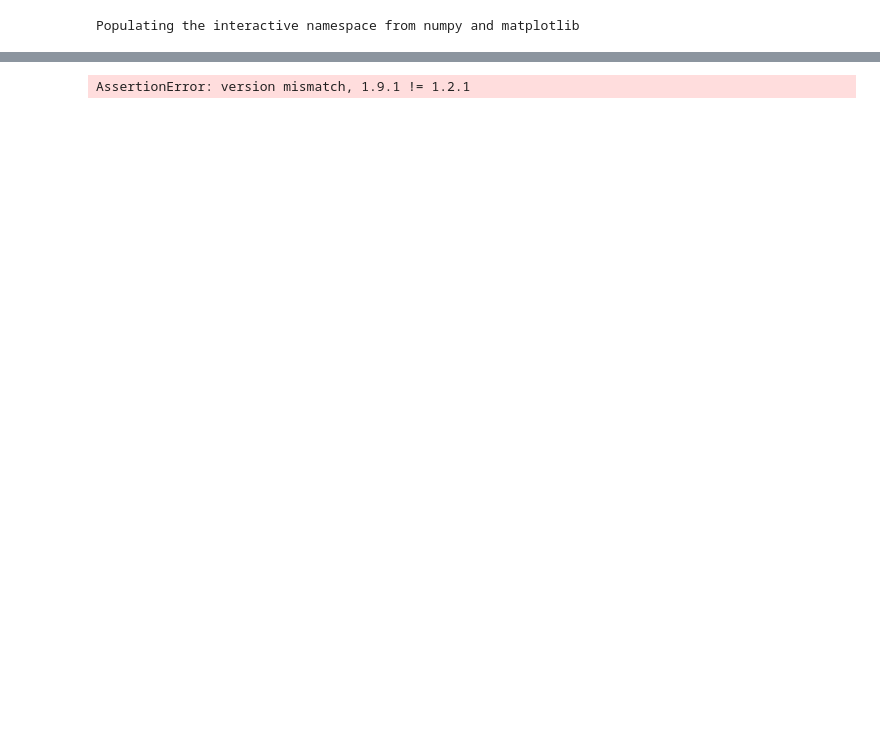
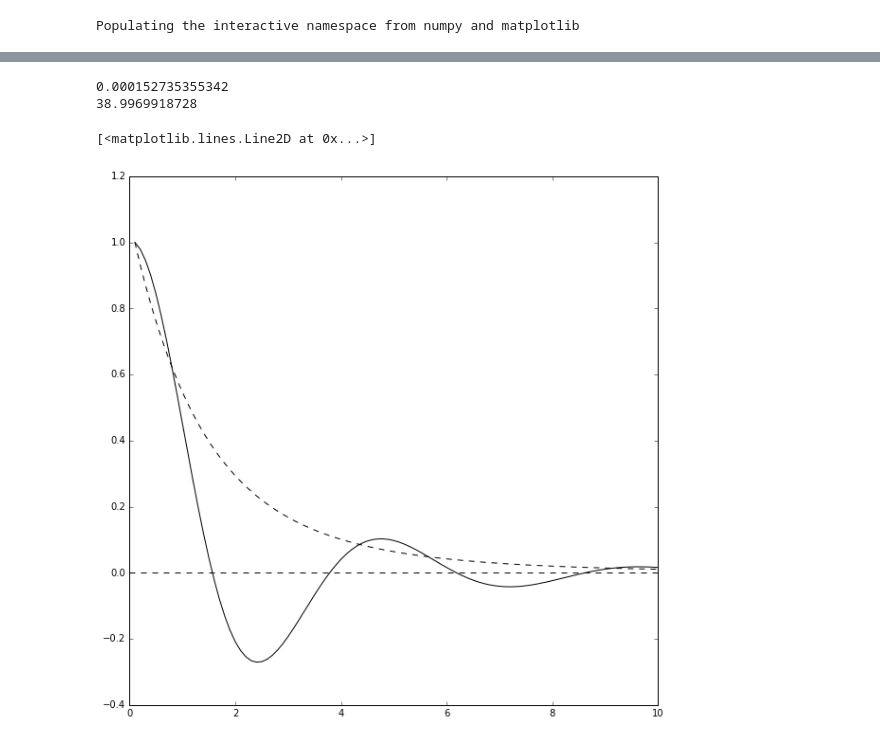
Before and after one commit to nbatta/szar, a Jupyter notebook: Matched_filter_SZ.ipynb, the cells around one changed output, grey strips where cells are left out. Saved outputs shown, nothing was run; the diff lists cells and outputs as text; code cells hidden in the pictures; blank space fills up the shorter version.

Commit message:
Alonso version

```diff
--- a/Matched_filter_SZ.ipynb
+++ b/Matched_filter_SZ.ipynb
@@ -440,26 +455,30 @@ thetc =  0.00171624043113
 # %%
-
+arc = 5.9
+thetc = np.deg2rad(arc / 60.)
 
 start2 = time.time()
 print SZProf.filter_variance(thetc)
 print time.time() - start2
 #plt.figure()
 #plt.loglog(ktest,y2dt2/y2dt2_2)
 
 #print y2dt2/y2dt2_2
 fig = plt.figure(figsize=(10,10))
 plt.xlim([0,10])
 #plt.plot(tht/thetc,filt/np.max(filt))
 plt.plot(np.rad2deg(tht)*60.,filt/np.max(filt),'k')
 #plt.plot(np.rad2deg(tht*thetc2)*60.,filt2/np.max(filt2))
 plt.plot(np.rad2deg(tht)*60.,SZProf.y2D_norm(tht/thetc),'k--')
 #plt.plot(np.rad2deg(tht)*60.,SZProf.y2D_norm(tht),'--')
 #plt.plot(np.rad2deg(tht)*60.,SZProf.y2D_test(tht,thetc),'--')
 plt.plot([0,10],[0,0],'k--')
 #xx,yy = np.loadtxt('/Users/nab/Desktop/Projects/Match_filter/JBM_2005.dat',unpack=True)
 #plt.plot(xx,yy,'rx')
 # %% [output]
-AssertionError: version mismatch, 1.9.1 != 1.2.1
+0.000152735355342
+38.9969918728
+[<matplotlib.lines.Line2D at 0x...>]
+[figure, added]
 # %%
 dtht = 0.00001
 thta = np.arange(dtht,10*thetc,dtht)
```
Also changed, not shown: parts of 3 cells of this notebook.
